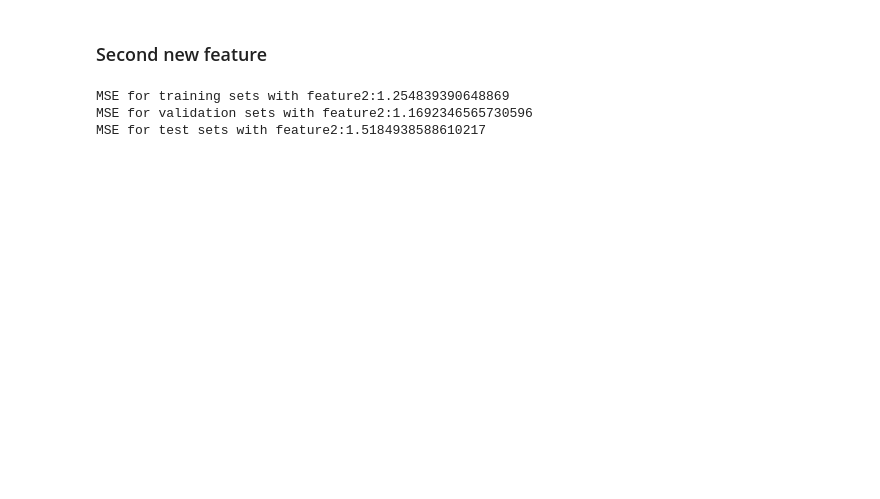
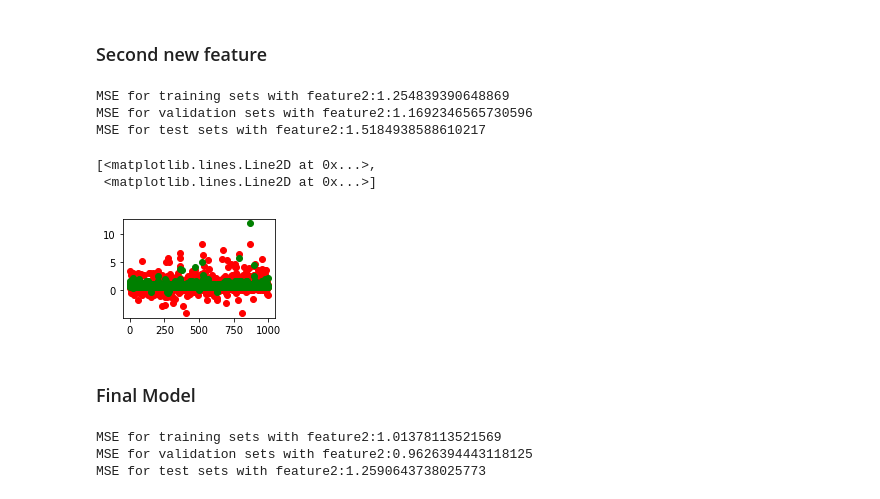
Before and after one commit to wkkmike/Linear_Regression_for_Reddit_Comment-, a Jupyter notebook: Project 1.ipynb, the cells around one changed output. Drawn from its saved outputs; the diff is of its cells as text; code cells hidden in the pictures; blank space fills up the shorter version.

Commit message:
Final_Model?

```diff
--- a/Project 1.ipynb
+++ b/Project 1.ipynb
@@ -345,3 +353,14 @@ print("MSE for test sets with feature2:" + str(mse_60_f2_test))
 MSE for training sets with feature2:1.254839390648869
 MSE for validation sets with feature2:1.1692346565730596
 MSE for test sets with feature2:1.5184938588610217
+# %%
+estimation_60_f2_train = np.dot(x_f2_train,weight_f2_60)
+estimation_60_f2 = np.dot(mse_60_f2_val,weight_f2_60)
+plt.subplot(2,2,1)
+plt.plot(y_val,'ro',estimation_3,'go')
+# %% [output]
+[<matplotlib.lines.Line2D at 0x...>,
+ <matplotlib.lines.Line2D at 0x...>]
+[figure, added]
+# %% [markdown]
+### Final Model
@@ -347,0 +391,8 @@ MSE for test sets with feature2:1.5184938588610217
+# %%
+print("MSE for training sets with feature2:" + str(mse_f_train))
+print("MSE for validation sets with feature2:" + str(mse_f_val))
+print("MSE for test sets with feature2:" + str(mse_f_test))
+# %% [output]
+MSE for training sets with feature2:1.01378113521569
+MSE for validation sets with feature2:0.9626394443118125
+MSE for test sets with feature2:1.2590643738025773
```
Also changed, not shown: parts of 10 cells of this notebook.
